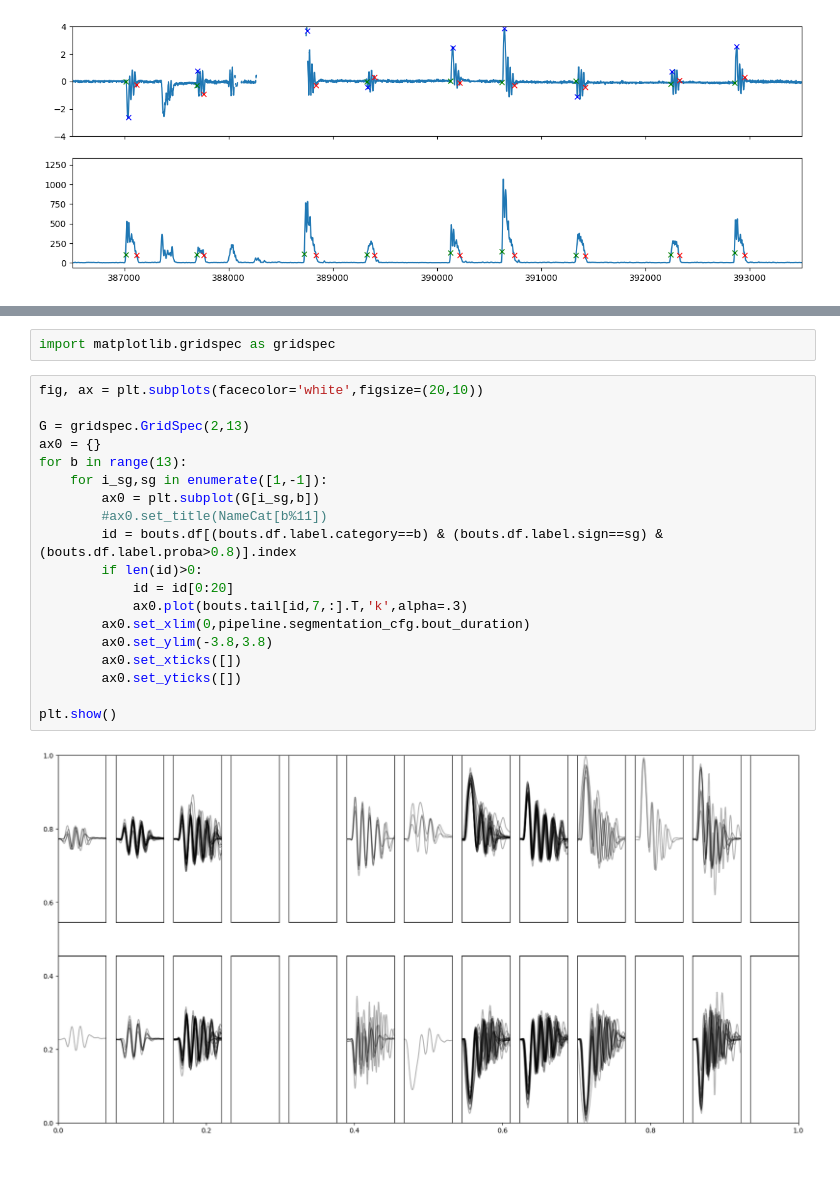
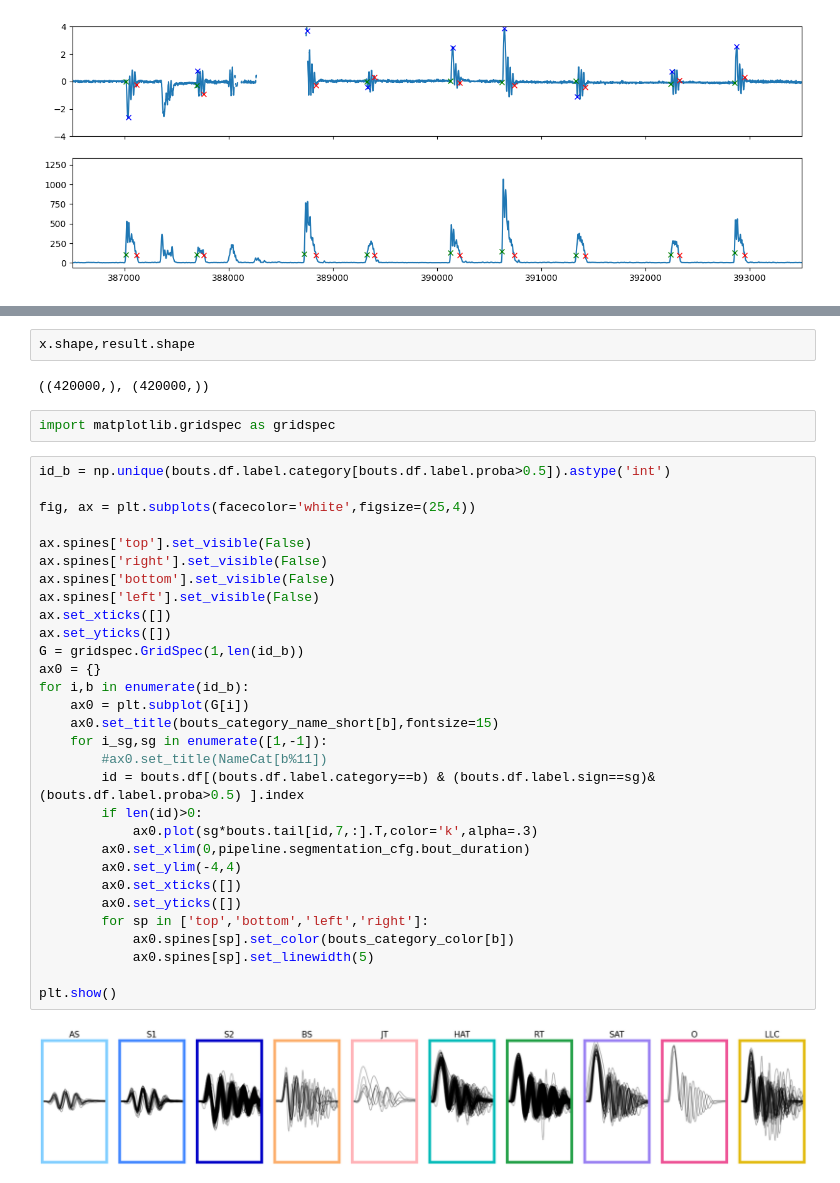
Before and after one commit to orger-lab/megabouts, a Jupyter notebook: docs/source/notebooks/tutorial_FullTracking_Pipeline.ipynb, the cells around one changed output, grey strips where cells are left out. Drawn from its saved outputs; the diff is of its cells as text.

Commit message:
update notebook graphics

```diff
--- a/docs/source/notebooks/tutorial_FullTracking_Pipeline.ipynb
+++ b/docs/source/notebooks/tutorial_FullTracking_Pipeline.ipynb
@@ -59,26 +88,41 @@ plt.show()
+# %%
+x.shape,result.shape
+# %% [output]
+((420000,), (420000,))
 # %%
 import matplotlib.gridspec as gridspec
 # %%
-fig, ax = plt.subplots(facecolor='white',figsize=(20,10))
+id_b = np.unique(bouts.df.label.category[bouts.df.label.proba>0.5]).astype('int')
 
-G = gridspec.GridSpec(2,13)
+fig, ax = plt.subplots(facecolor='white',figsize=(25,4))
+
+ax.spines['top'].set_visible(False)
+ax.spines['right'].set_visible(False)
+ax.spines['bottom'].set_visible(False)
+ax.spines['left'].set_visible(False)
+ax.set_xticks([])
+ax.set_yticks([])
+G = gridspec.GridSpec(1,len(id_b))
 ax0 = {}
-for b in range(13):
+for i,b in enumerate(id_b):
+    ax0 = plt.subplot(G[i])
+    ax0.set_title(bouts_category_name_short[b],fontsize=15)
     for i_sg,sg in enumerate([1,-1]):
-        ax0 = plt.subplot(G[i_sg,b])
         #ax0.set_title(NameCat[b%11])
-        id = bouts.df[(bouts.df.label.category==b) & (bouts.df.label.sign==sg) & (bouts.df.label.proba>0.8)].index
+        id = bouts.df[(bouts.df.label.category==b) & (bouts.df.label.sign==sg)&(bouts.df.label.proba>0.5) ].index
         if len(id)>0:
-            id = id[0:20]
-            ax0.plot(bouts.tail[id,7,:].T,'k',alpha=.3)
+            ax0.plot(sg*bouts.tail[id,7,:].T,color='k',alpha=.3)
         ax0.set_xlim(0,pipeline.segmentation_cfg.bout_duration)
-        ax0.set_ylim(-3.8,3.8)
+        ax0.set_ylim(-4,4)
         ax0.set_xticks([])
         ax0.set_yticks([])
+        for sp in ['top','bottom','left','right']:
+            ax0.spines[sp].set_color(bouts_category_color[b])
+            ax0.spines[sp].set_linewidth(5)
 
 plt.show()
 # %% [output]
-[figure, old version]
+[figure, new version]
 # %%
 from megabouts.utils import bouts_category_name_short,bouts_category_color
 from megabouts.utils import colorblind_list,lighten_color
```
Also changed, not shown: parts of 6 cells of this notebook, 10 other files.
